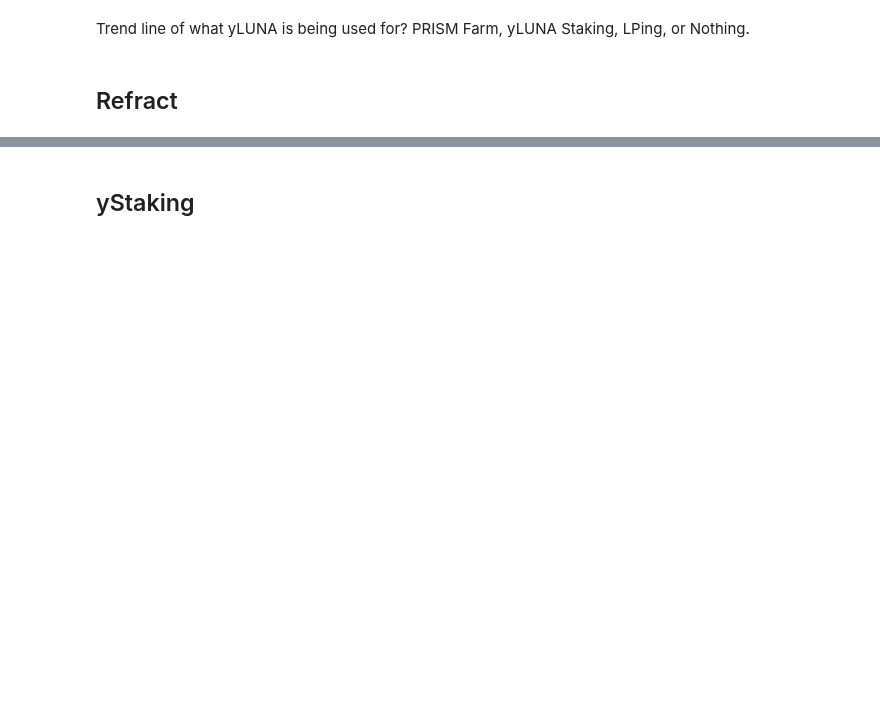
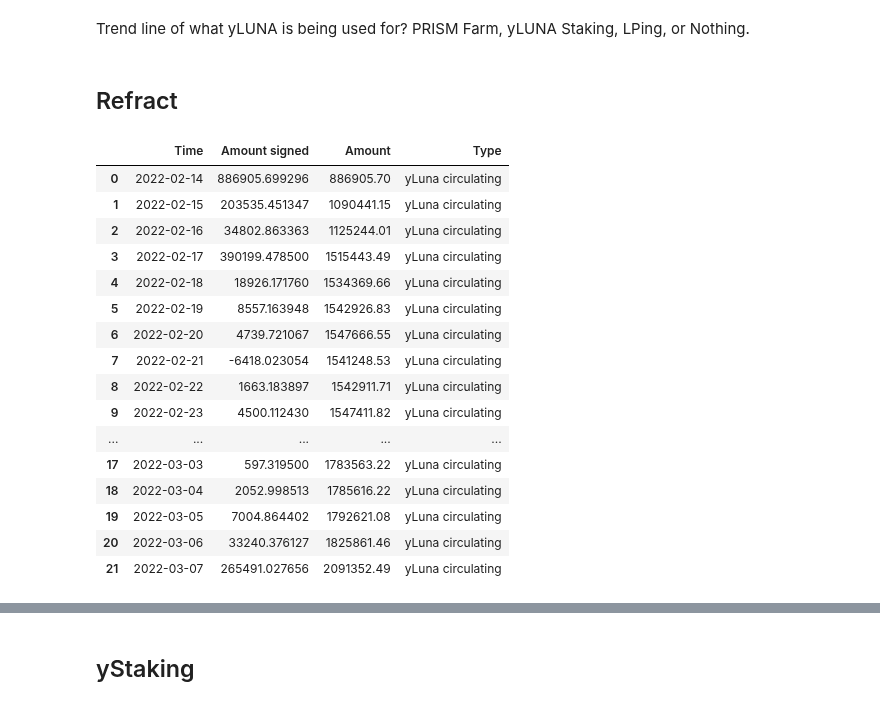
Before and after one commit to IncioMan/prism_forge, a Jupyter notebook: notebook/Prism Farm - Analytics.ipynb, the cells around one changed output, grey strips where cells are left out. Drawn from its saved outputs; the diff is of its cells as text; code cells hidden in the pictures; blank space fills up the shorter version.

```diff
--- a/notebook/Prism Farm - Analytics.ipynb
+++ b/notebook/Prism Farm - Analytics.ipynb
@@ -56,16 +56,16 @@ class DataProvider:
         provide_['prism_amount'] = provide_.apply(lambda row: row['2_amount'] if row['1_contract_address'] == 'terra1dh9478k2qvqhqeajhn75a2a7dsnf74y5ukregw' else row['3_amount'],axis=1)
         provide_['yluna_amount'] = provide_.apply(lambda row: row['1_amount'] if row['2_contract_address'] == 'terra17wkadg0tah554r35x6wvff0y5s7ve8npcjfuhz' else row['2_amount'],axis=1)
         provide_['sender'] = provide_['from_']
-        provide_['hr'] = provide_.block_timestamp.str[:-9] + '00:00.000'
-        provide_['day'] = provide_.block_timestamp.str[:-13]
+        provide_['hr'] = provide_.block_timestamp.apply(str).str[:-9] + '00:00.000'
+        provide_['day'] = provide_.block_timestamp.apply(str).str[:-13]
         provide_ = provide_[['block_timestamp','sender','tx_id','action','prism_amount','yluna_amount','hr','day']]
         provide_['amount_signed'] = provide_.yluna_amount
         #
         withdraw_['prism_amount'] = withdraw_.apply(lambda row: row['1_amount'] if row['2_contract_address'] == 'terra1dh9478k2qvqhqeajhn75a2a7dsnf74y5ukregw' else row['2_amount'],axis=1)
         withdraw_['yluna_amount'] = withdraw_.apply(lambda row: row['2_amount'] if row['3_contract_address'] == 'terra17wkadg0tah554r35x6wvff0y5s7ve8npcjfuhz' else row['1_amount'],axis=1)
         withdraw_['sender'] = withdraw_['from_']
-        withdraw_['hr'] = withdraw_.block_timestamp.str[:-9] + '00:00.000'
-        withdraw_['day'] = withdraw_.block_timestamp.str[:-13]
+        withdraw_['hr'] = withdraw_.block_timestamp.apply(str).str[:-9] + '00:00.000'
+        withdraw_['day'] = withdraw_.block_timestamp.apply(str).str[:-13]
         withdraw_ = withdraw_[['block_timestamp','sender','tx_id','action','prism_amount','yluna_amount','hr','day']]
         withdraw_['amount_signed'] = -withdraw_.yluna_amount
         #
@@ -84,6 +84,8 @@ class DataProvider:
         self.refract_cluna_df_pol['asset_given'] = 'cLUNA'
         self.refract_cluna_df_pol['asset_received'] = 'yLUNA'
         self.refract_cluna_df_pol['operation'] = 'refraction'
+        self.refract_cluna_df_pol.block_timestamp = self.refract_cluna_df_pol.block_timestamp.apply(str)\
+                                                    .apply(lambda t: t if len(t) < 26 else t[:-7])
         self.refract_cluna_df_pol['hr'] = self.refract_cluna_df_pol.block_timestamp.str[:-9] + '00:00.000'
         self.refract_cluna_df_pol['day'] = self.refract_cluna_df_pol.block_timestamp.str[:-13]
         self.refract_cluna_df_pol['amount_signed'] = self.refract_cluna_df_pol.amount
@@ -95,6 +97,8 @@ class DataProvider:
         self.refract_df_pol['asset_given'] = self.refract_df_pol.apply(lambda row: 'LUNA' if row['action']=='bond_split' else 'yLUNA',axis=1)
         self.refract_df_pol['asset_received'] = self.refract_df_pol.apply(lambda row: 'yLUNA' if row['action']=='bond_split' else 'LUNA',axis=1)
         self.refract_df_pol['operation'] = 'refraction'
+        self.refract_df_pol.block_timestamp = self.refract_df_pol.block_timestamp.apply(str)\
+                                                    .apply(lambda t: t if len(t) < 26 else t[:-7])
         self.refract_df_pol['hr'] = self.refract_df_pol.block_timestamp.str[:-9] + '00:00.000'
         self.refract_df_pol['day'] = self.refract_df_pol.block_timestamp.str[:-13]
         self.refract_df_pol['amount_signed'] = self.refract_df_pol.apply(lambda row: -row.amount
@@ -117,7 +121,7 @@ class DataProvider:
         self.ystaking_df['user'] = self.ystaking_df.apply(lambda row: row['to_'] if row.action=='unbond' else row['from_'],axis=1)
         self.ystaking_df['asset_given'] = self.ystaking_df.apply(lambda row: None if row.action=='unbond' else 'yLUNA',axis=1)
         self.ystaking_df['asset_received'] = self.ystaking_df.apply(lambda row: 'yLUNA' if row.action=='unbond' else None,axis=1)
-        self.ystaking_df['day'] = self.ystaking_df.hr.str[:-13]
+        self.ystaking_df['day'] = self.ystaking_df.hr.apply(str).str[:-13]
         self.ystaking_df = self.ystaking_df[['block_timestamp','tx_id','hr','day','action','amount','user','asset_given','asset_received']]
         self.ystaking_df['amount_signed'] = self.ystaking_df.apply(lambda row: row.amount if row.action=='bond' else -row.amount,axis=1)
 
@@ -134,8 +138,8 @@ class DataProvider:
         self.ystaking_farm_df['amount'] = self.ystaking_farm_df.apply(lambda row: float(row['0_amount']) if row['action']=='bond'\
                                                                                                   else float(row['0_amount']), axis=1)
         self.ystaking_farm_df = self.ystaking_farm_df[['block_timestamp','tx_id','sender','action','amount']]
-        self.ystaking_farm_df['hr'] = self.ystaking_farm_df.block_timestamp.str[:-9] + '00:00.000'
-        self.ystaking_farm_df['day'] = self.ystaking_farm_df.block_timestamp.str[:-13]
+        self.ystaking_farm_df['hr'] = self.ystaking_farm_df.block_timestamp.apply(str).str[:-9] + '00:00.000'
+        self.ystaking_farm_df['day'] = self.ystaking_farm_df.block_timestamp.apply(str).str[:-13]
         self.ystaking_farm_df['amount_signed'] = self.ystaking_farm_df.apply(lambda row: row.amount if row.action=='bond' else -row.amount,axis=1)
 
         daily_delta_stk_farm = self.ystaking_farm_df.groupby('day').amount_signed.sum().reset_index()
@@ -192,6 +196,26 @@ class ChartProvider:
 ## Refract
 # %%
 daily_delta_rf = dp.daily_delta_rf
+# %%
+daily_delta_rf
+# %% [output]
+|  | Time | Amount signed | Amount | Type |
+| 0 | 2022-02-14 | 886905.699296 | 886905.70 | yLuna circulating |
+| 1 | 2022-02-15 | 203535.451347 | 1090441.15 | yLuna circulating |
+| 2 | 2022-02-16 | 34802.863363 | 1125244.01 | yLuna circulating |
+| 3 | 2022-02-17 | 390199.478500 | 1515443.49 | yLuna circulating |
+| 4 | 2022-02-18 | 18926.171760 | 1534369.66 | yLuna circulating |
+| 5 | 2022-02-19 | 8557.163948 | 1542926.83 | yLuna circulating |
+| 6 | 2022-02-20 | 4739.721067 | 1547666.55 | yLuna circulating |
+| 7 | 2022-02-21 | -6418.023054 | 1541248.53 | yLuna circulating |
+| 8 | 2022-02-22 | 1663.183897 | 1542911.71 | yLuna circulating |
+| 9 | 2022-02-23 | 4500.112430 | 1547411.82 | yLuna circulating |
+| ... | ... | ... | ... | ... |
+| 17 | 2022-03-03 | 597.319500 | 1783563.22 | yLuna circulating |
+| 18 | 2022-03-04 | 2052.998513 | 1785616.22 | yLuna circulating |
+| 19 | 2022-03-05 | 7004.864402 | 1792621.08 | yLuna circulating |
+| 20 | 2022-03-06 | 33240.376127 | 1825861.46 | yLuna circulating |
+| 21 | 2022-03-07 | 265491.027656 | 2091352.49 | yLuna circulating |
 # %%
 cp = ChartProvider()
 cp.get_line_chart(daily_delta_rf,
```
Also changed, not shown: parts of 1 cell of this notebook, 5 other files.
